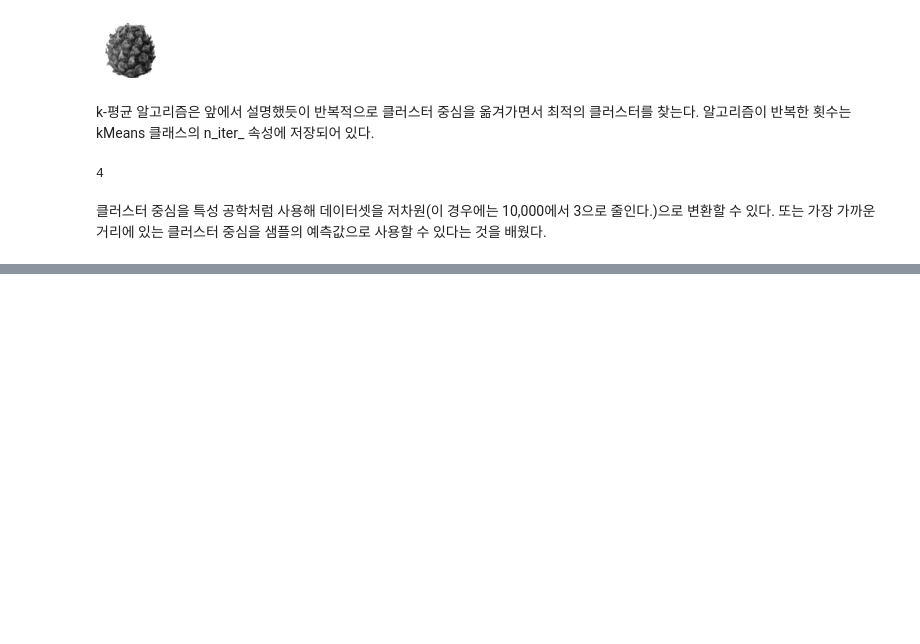
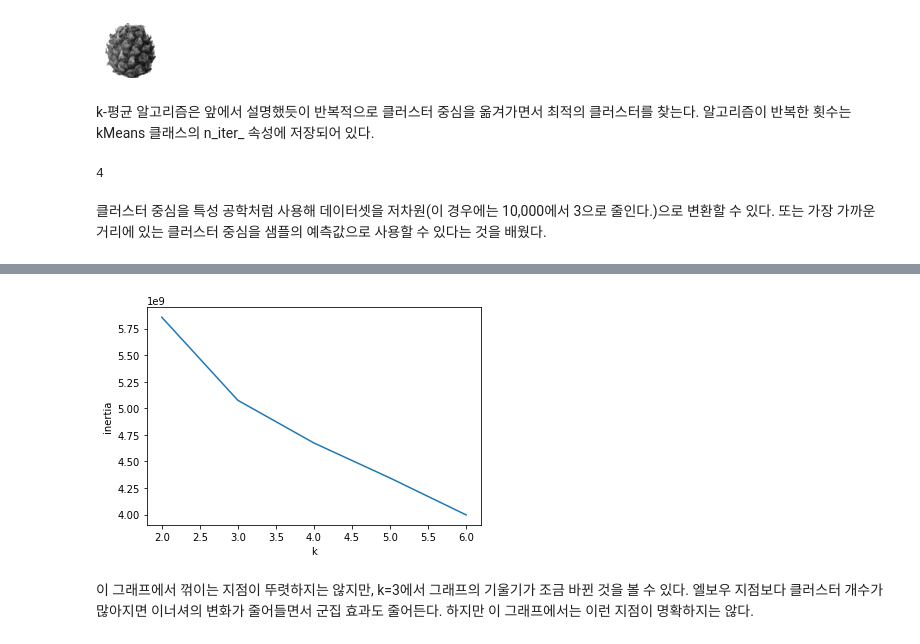
Before and after one commit to MALLANGCOW/MALLANGCOW.github.io, a Jupyter notebook: 06-2_k-means.ipynb, the cells around one changed output, grey strips where cells are left out. Cells and saved outputs as stored; diff of their text form; code cells hidden in the pictures; blank space fills up the shorter version.

```diff
--- a/06-2_k-means.ipynb
+++ b/06-2_k-means.ipynb
@@ -194,0 +212,14 @@ print(km.n_iter_)
+# %%
+inertia = []
+for k in range(2,7) :
+    km = KMeans(n_clusters = k, random_state = 42)
+    km.fit(fruits_2d)
+    inertia.append(km.inertia_)
+plt.plot(range(2,7), inertia)
+plt.xlabel('k')
+plt.ylabel('inertia')
+plt.show()
+# %% [output]
+[figure, added]
+# %% [markdown]
+이 그래프에서 꺾이는 지점이 뚜렷하지는 않지만, k=3에서 그래프의 기울기가 조금 바뀐 것을 볼 수 있다. 엘보우 지점보다 클러스터 개수가 많아지면 이너셔의 변화가 줄어들면서 군집 효과도 줄어든다. 하지만 이 그래프에서는 이런 지점이 명확하지는 않다.
```
Also changed, not shown: parts of 3 cells of this notebook.
